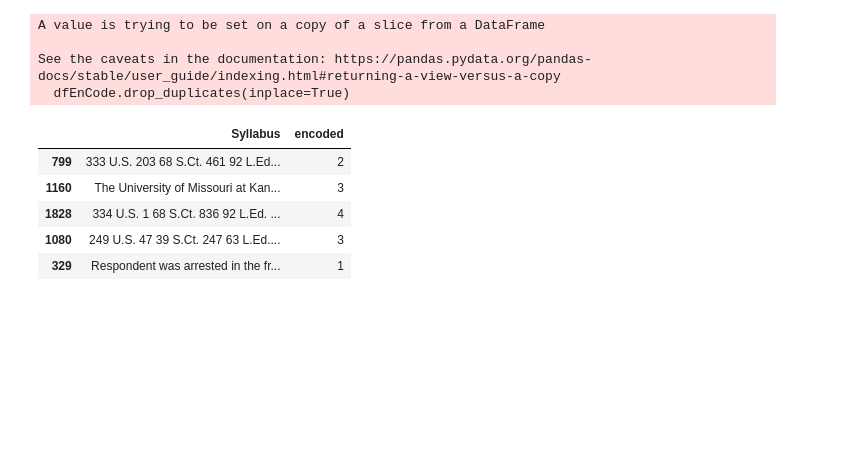
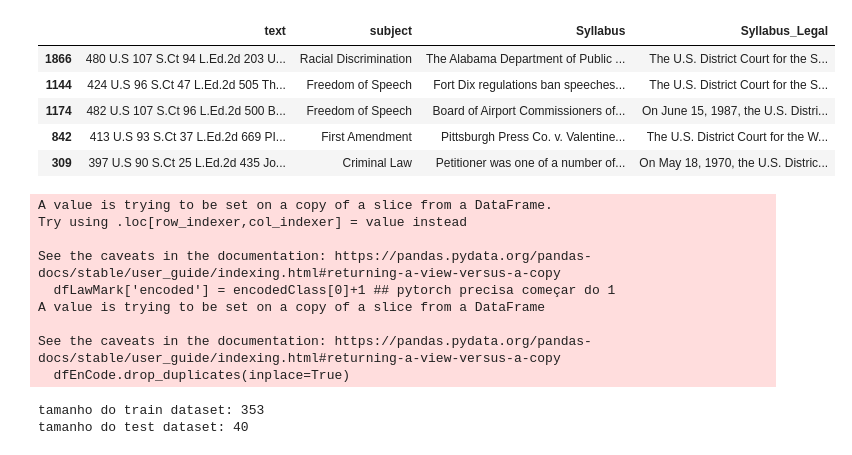
Before and after one commit to Vitor-Almeida/landMarkClassification, a Jupyter notebook: notebooks/classificationBaseline.ipynb, the cells around one changed output. Drawn from its saved outputs; the diff is of its cells as text; code cells hidden in the pictures; blank space fills up the shorter version.

```diff
--- a/notebooks/classificationBaseline.ipynb
+++ b/notebooks/classificationBaseline.ipynb
@@ -41,2 +80,3 @@ tamanho do dataset: 2271
 # %%
-#dfLawMark = dfLawMark.head(5)
+#dfLawMark.head(5)
+dfLawMark = dfLawMark.head(5)
@@ -98,15 +183,13 @@ dfLawMark['Syllabus'] = dfLawMark.apply(lambda row : get_head(row), axis=1)
+# %%
+dfLawMark.head(5)
+# %% [output]
+|  | text | subject | Syllabus | Syllabus_Legal |
+| 1866 | 480 U.S 107 S.Ct 94 L.Ed.2d 203 U... | Racial Discrimination | The Alabama Department of Public ... | The U.S. District Court for the S... |
+| 1144 | 424 U.S 96 S.Ct 47 L.Ed.2d 505 Th... | Freedom of Speech | Fort Dix regulations ban speeches... | The U.S. District Court for the S... |
+| 1174 | 482 U.S 107 S.Ct 96 L.Ed.2d 500 B... | Freedom of Speech | Board of Airport Commissioners of... | On June 15, 1987, the U.S. Distri... |
+| 842 | 413 U.S 93 S.Ct 37 L.Ed.2d 669 PI... | First Amendment | Pittsburgh Press Co. v. Valentine... | The U.S. District Court for the W... |
+| 309 | 397 U.S 90 S.Ct 25 L.Ed.2d 435 Jo... | Criminal Law | Petitioner was one of a number of... | On May 18, 1970, the U.S. Distric... |
 # %%
-## tirando classes sem samples:
-min_sample_size = 14
-df2 = dfLawMark.groupby(['subject'],as_index=False).count()
-df2 = df2[df2['text'] >= min_sample_size]
-lista = list(df2['subject'])
-
-#dfLawMark = dfLawMark[dfLawMark['subject'].isin(lista)]
-
-##testando classificações mais facieis:
-dfLawMark = dfLawMark[dfLawMark['subject'].isin(['First Amendment','Freedom of Speech','Criminal Law','Racial Discrimination'])]
-
 encodedClass = pd.factorize(dfLawMark['subject'])
 dfLawMark['encoded'] = encodedClass[0]+1 ## pytorch precisa começar do 1
 
@@ -114,11 +197,13 @@ dfEnCode = dfLawMark[['subject','encoded']]
 dfEnCode.drop_duplicates(inplace=True)
 
 dfEnCode.to_csv('/home/jaco/Projetos/landMarkClassification/data/enCode.csv',index=False)
-
-dfLawMark = dfLawMark.sample(frac=1)
-
 dfLawMark.to_csv('/home/jaco/Projetos/landMarkClassification/data/onlyLandMarkWSyllabus.csv',index=False)
 # %% [output]
+A value is trying to be set on a copy of a slice from a DataFrame.
+Try using .loc[row_indexer,col_indexer] = value instead
+
+See the caveats in the documentation: https://pandas.pydata.org/pandas-docs/stable/user_guide/indexing.html#returning-a-view-versus-a-copy
+  dfLawMark['encoded'] = encodedClass[0]+1 ## pytorch precisa começar do 1
 A value is trying to be set on a copy of a slice from a DataFrame
 
 See the caveats in the documentation: https://pandas.pydata.org/pandas-docs/stable/user_guide/indexing.html#returning-a-view-versus-a-copy
@@ -126,10 +211,10 @@ See the caveats in the documentation: https://pandas.pydata.org/pandas-docs/stab
 # %%
 from sklearn.model_selection import train_test_split
 
-X = dfLawMark['Syllabus']
+X = dfLawMark[['Syllabus','Syllabus_Legal']]
 y = dfLawMark['encoded']
 
-X_train, X_test, y_train, y_test = train_test_split(X, y, test_size=0.05, random_state=42)#, stratify=y)
+X_train, X_test, y_train, y_test = train_test_split(X, y, test_size=0.20, random_state=1212, stratify=y)
 
 dic_train = {'Syllabus':X_train,'encoded':y_train}
 dic_test = {'Syllabus':X_test,'encoded':y_test}
@@ -137,7 +222,11 @@ dic_test = {'Syllabus':X_test,'encoded':y_test}
 dfLawMark_Train = pd.DataFrame(dic_train)
 dfLawMark_Test = pd.DataFrame(dic_test)
 
-
 dfLawMark_Train.to_csv('/home/jaco/Projetos/landMarkClassification/data/onlyLandMarkWSyllabus_Train.csv',index=False)
+print(f'tamanho do train dataset: {len(dfLawMark_Train)}')
 dfLawMark_Test.to_csv('/home/jaco/Projetos/landMarkClassification/data/onlyLandMarkWSyllabus_Test.csv',index=False)
+print(f'tamanho do test dataset: {len(dfLawMark_Test)}')
+# %% [output]
+tamanho do train dataset: 353
+tamanho do test dataset: 40
 # %%
@@ -152,9 +240,0 @@ ag_train = ag_train.to_csv('/home/jaco/Projetos/landMarkClassification/data/agne
-# %%
-dfLawMark_Train.head(5)
-# %% [output]
-|  | Syllabus | encoded |
-| 799 | 333 U.S. 203 68 S.Ct. 461 92 L.Ed... | 2 |
-| 1160 | The University of Missouri at Kan... | 3 |
-| 1828 | 334 U.S. 1 68 S.Ct. 836 92 L.Ed. ... | 4 |
-| 1080 | 249 U.S. 47 39 S.Ct. 247 63 L.Ed.... | 3 |
-| 329 | Respondent was arrested in the fr... | 1 |
```
Also changed, not shown: parts of 6 cells of this notebook, 4 other files.
